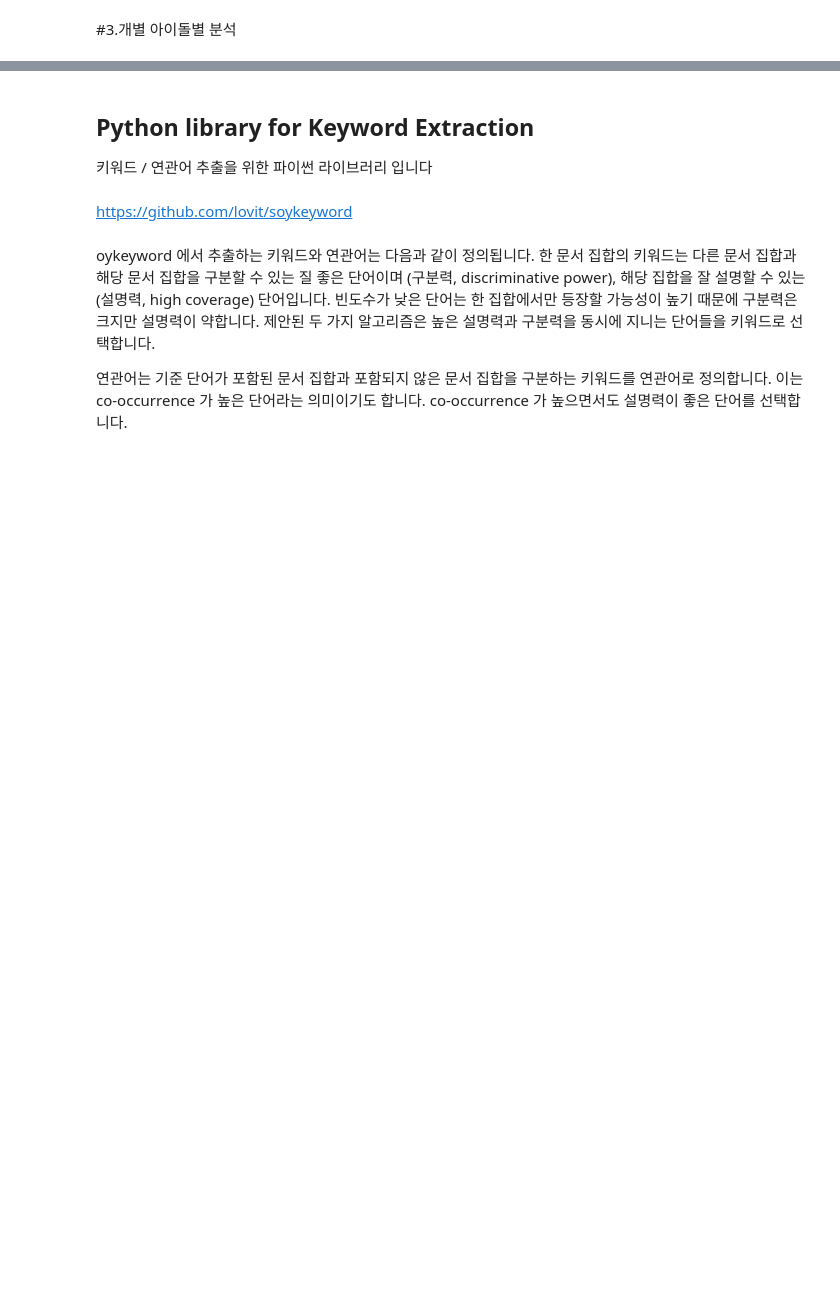
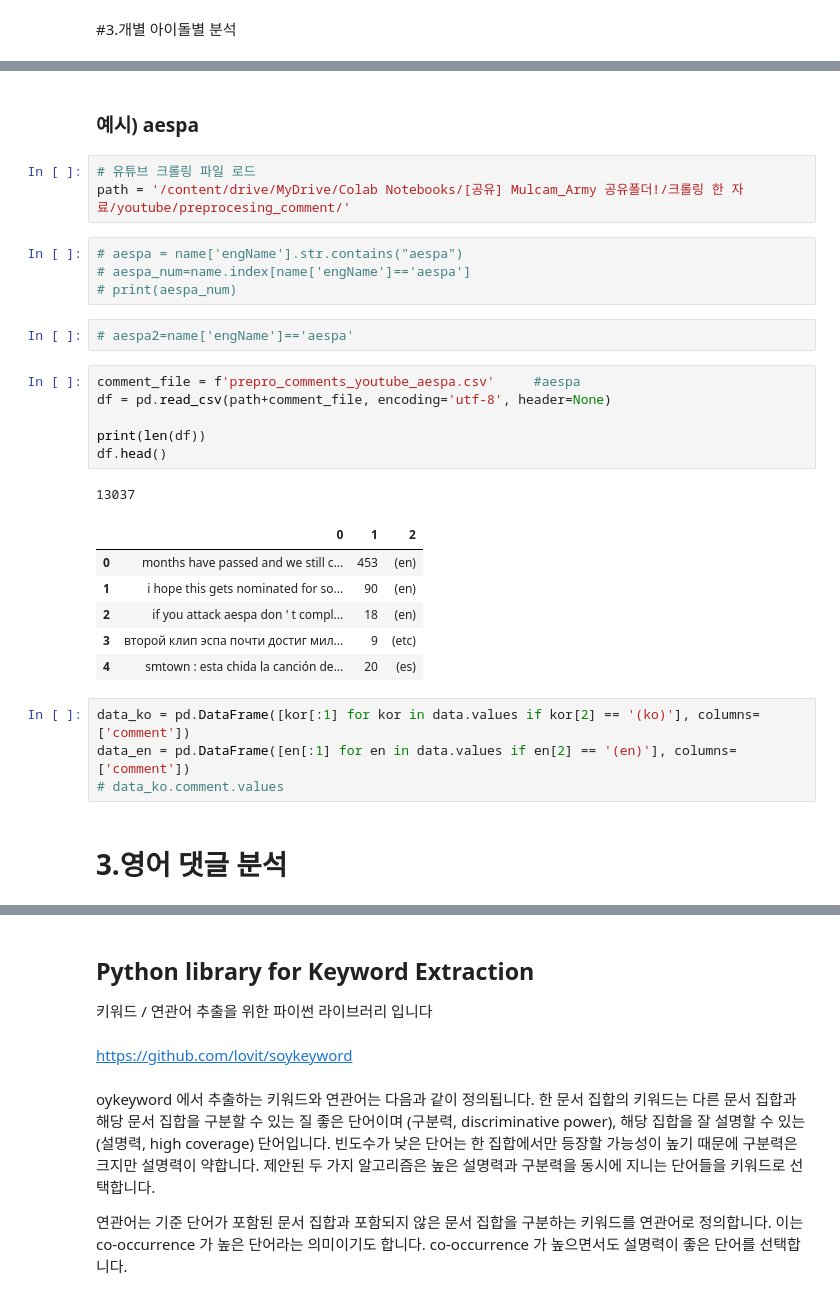
Before and after one commit to IDF13/mulcam_army, a Jupyter notebook: youtube_comment_analysis/LDA_asg.ipynb, the cells around one changed output, grey strips where cells are left out. Drawn from its saved outputs; the diff is of its cells as text; blank space fills up the shorter version.

```diff
--- a/youtube_comment_analysis/LDA_asg.ipynb
+++ b/youtube_comment_analysis/LDA_asg.ipynb
@@ -1328,0 +1372,31 @@ for topic_idx, topic in enumerate(lda_tfidf2.components_):
+# %% [markdown]
+### 예시) aespa
+# %%
+# 유튜브 크롤링 파일 로드
+path = '/content/drive/MyDrive/Colab Notebooks/[공유] Mulcam_Army 공유폴더!/크롤링 한 자료/youtube/preprocesing_comment/'
+# %%
+# aespa = name['engName'].str.contains("aespa")
+# aespa_num=name.index[name['engName']=='aespa']
+# print(aespa_num)
+# %%
+# aespa2=name['engName']=='aespa'
+# %%
+comment_file = f'prepro_comments_youtube_aespa.csv'     #aespa
+df = pd.read_csv(path+comment_file, encoding='utf-8', header=None)
+
+print(len(df))
+df.head()
+# %% [output]
+13037
+|  | 0 | 1 | 2 |
+| 0 | months have passed and we still c... | 453 | (en) |
+| 1 | i hope this gets nominated for so... | 90 | (en) |
+| 2 | if you attack aespa don ' t compl... | 18 | (en) |
+| 3 | второй клип эспа почти достиг мил... | 9 | (etc) |
+| 4 | smtown : esta chida la canción de... | 20 | (es) |
+# %%
+data_ko = pd.DataFrame([kor[:1] for kor in data.values if kor[2] == '(ko)'], columns=['comment'])
+data_en = pd.DataFrame([en[:1] for en in data.values if en[2] == '(en)'], columns=['comment'])
+# data_ko.comment.values
+# %% [markdown]
+# 3.영어 댓글 분석
```
Also changed, not shown: parts of 38 cells of this notebook, 2 other files.
